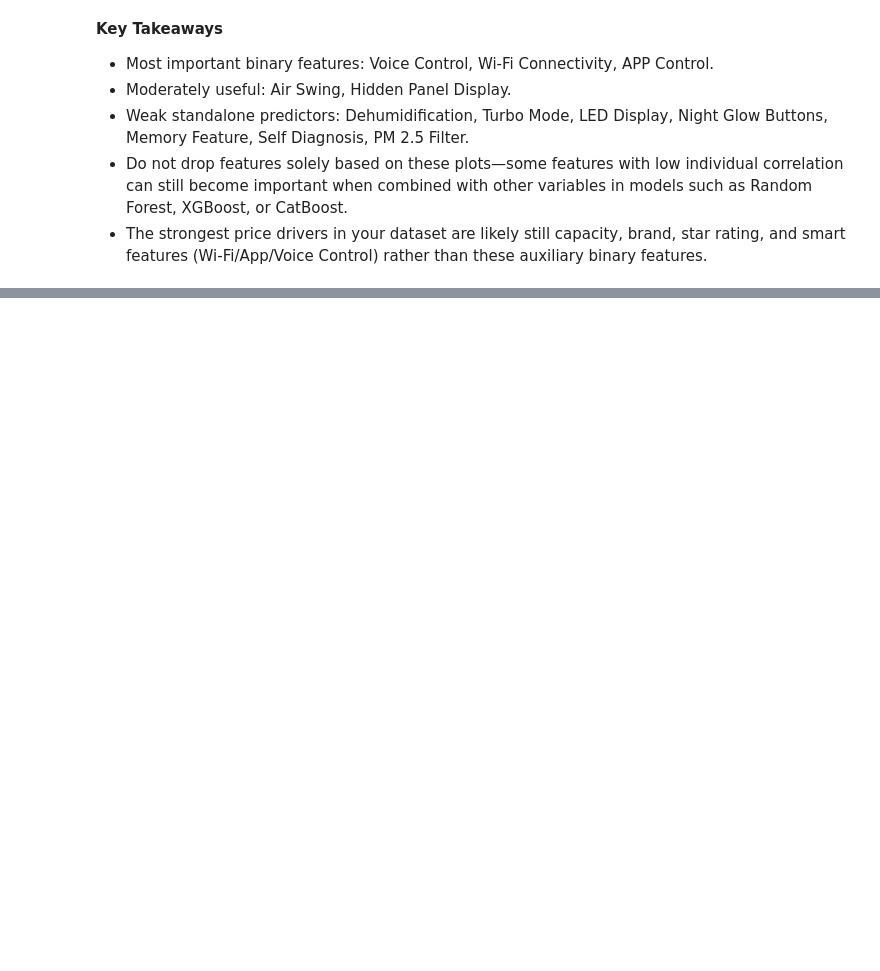
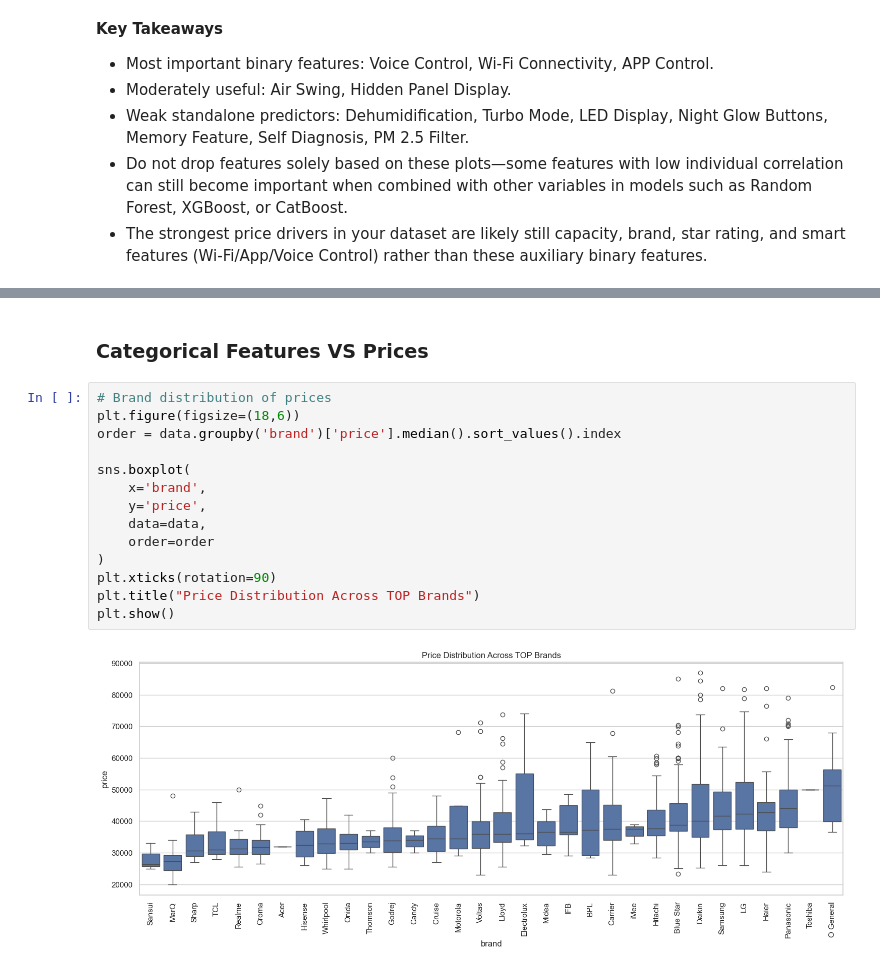
Before and after one commit to pradhumansoni/Home-Appliances-Pricing-Intelligence-Platform, a Jupyter notebook: notebooks/03.ac_eda.ipynb, the cells around one changed output, grey strips where cells are left out. Saved outputs shown, nothing was run; the diff lists cells and outputs as text; blank space fills up the shorter version.

```diff
--- a/notebooks/03.ac_eda.ipynb
+++ b/notebooks/03.ac_eda.ipynb
@@ -663,0 +693,18 @@ plt.show()
+# %% [markdown]
+### Categorical Features VS Prices
+# %%
+# Brand distribution of prices
+plt.figure(figsize=(18,6))
+order = data.groupby('brand')['price'].median().sort_values().index
+
+sns.boxplot(
+    x='brand',
+    y='price',
+    data=data,
+    order=order
+)
+plt.xticks(rotation=90)
+plt.title("Price Distribution Across TOP Brands")
+plt.show()
+# %% [output]
+[figure, added]
```
Also changed, not shown: parts of 20 cells of this notebook.
